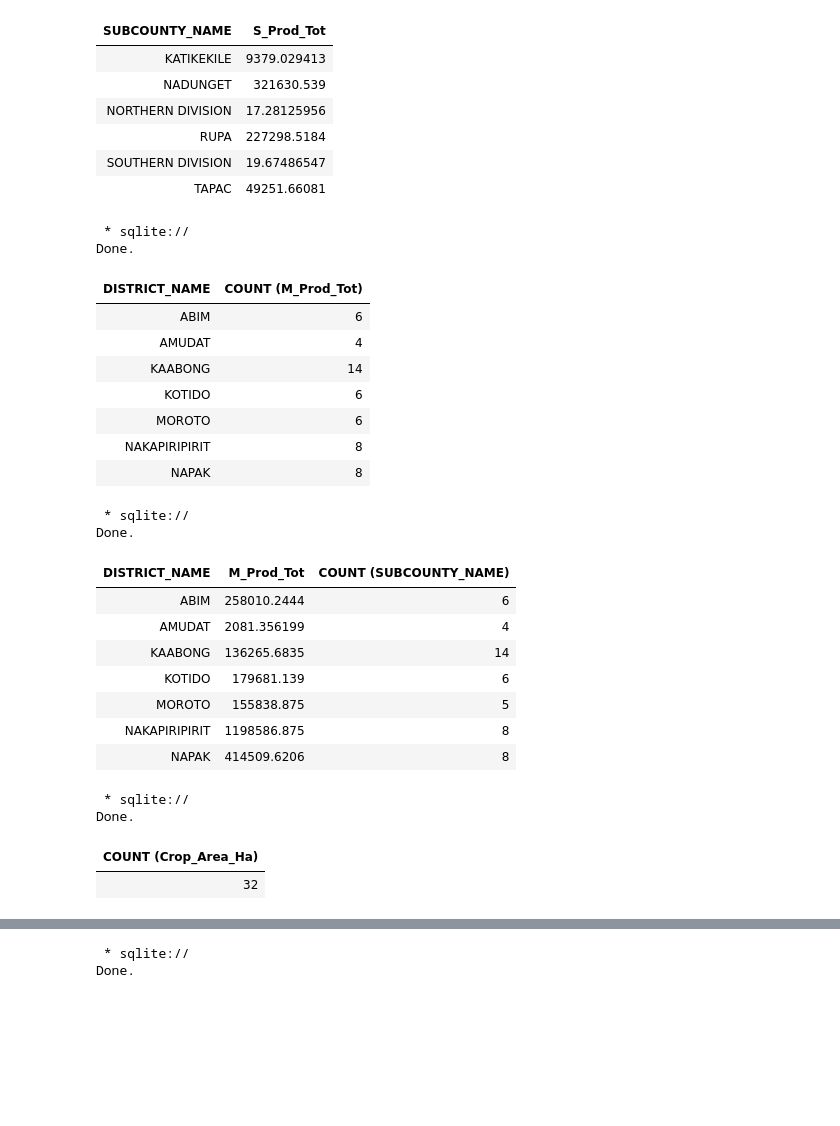
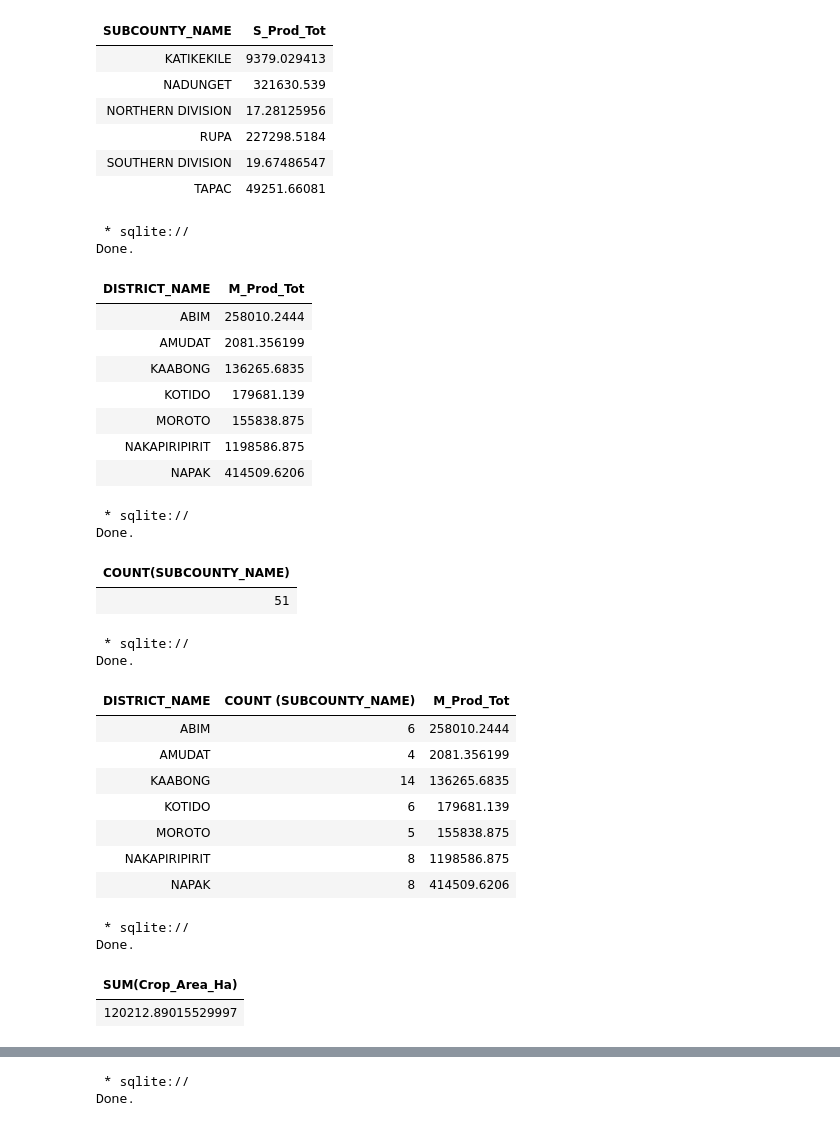
Before and after one commit to LucyKinyua/Week1_MS, a Jupyter notebook: Moringa_Data_Science_Prep_W1_Independent_Project_2021_04_Lucy_Kinyua_SQL_Notebook.ipynb, the cells around one changed output, grey strips where cells are left out. Cells and saved outputs as stored; diff of their text form; code cells hidden in the pictures; blank space fills up the shorter version.

```diff
--- a/Moringa_Data_Science_Prep_W1_Independent_Project_2021_04_Lucy_Kinyua_SQL_Notebook.ipynb
+++ b/Moringa_Data_Science_Prep_W1_Independent_Project_2021_04_Lucy_Kinyua_SQL_Notebook.ipynb
@@ -155,46 +152,57 @@ Done.
 # Compute the total Maize production per District.
 #
 %%sql
-SELECT DISTRICT_NAME, COUNT (M_Prod_Tot) FROM Uganda_Karamoja_Subcounty_Crop_Yield_Population
+SELECT DISTRICT_NAME, M_Prod_Tot FROM Uganda_Karamoja_Subcounty_Crop_Yield_Population
 GROUP BY DISTRICT_NAME;
 # %% [output]
  * sqlite://
 Done.
-| DISTRICT_NAME | COUNT (M_Prod_Tot) |
-| ABIM | 6 |
-| AMUDAT | 4 |
-| KAABONG | 14 |
-| KOTIDO | 6 |
-| MOROTO | 6 |
-| NAKAPIRIPIRIT | 8 |
-| NAPAK | 8 |
+| DISTRICT_NAME | M_Prod_Tot |
+| ABIM | 258010.2444 |
+| AMUDAT | 2081.356199 |
+| KAABONG | 136265.6835 |
+| KOTIDO | 179681.139 |
+| MOROTO | 155838.875 |
+| NAKAPIRIPIRIT | 1198586.875 |
+| NAPAK | 414509.6206 |
+# %%
+# Compute the number of Sub counties where Maize is produced.
+#
+%%sql
+SELECT COUNT(SUBCOUNTY_NAME) FROM Uganda_Karamoja_Subcounty_Crop_Yield_Population
+WHERE M_Prod_Tot > 0
+# %% [output]
+ * sqlite://
+Done.
+| COUNT(SUBCOUNTY_NAME) |
+| 51 |
 # %%
 # Compute the number of Sub counties where Maize is produced...
 # ... and the total Maize production per District.
 #
 %%sql
-SELECT DISTRICT_NAME, M_Prod_Tot, COUNT (SUBCOUNTY_NAME) FROM Uganda_Karamoja_Subcounty_Crop_Yield_Population
+SELECT DISTRICT_NAME, COUNT (SUBCOUNTY_NAME), M_Prod_Tot FROM Uganda_Karamoja_Subcounty_Crop_Yield_Population
 WHERE M_Prod_Tot > 0
 GROUP BY DISTRICT_NAME;
 # %% [output]
  * sqlite://
 Done.
-| DISTRICT_NAME | M_Prod_Tot | COUNT (SUBCOUNTY_NAME) |
-| ABIM | 258010.2444 | 6 |
-| AMUDAT | 2081.356199 | 4 |
-| KAABONG | 136265.6835 | 14 |
-| KOTIDO | 179681.139 | 6 |
-| MOROTO | 155838.875 | 5 |
-| NAKAPIRIPIRIT | 1198586.875 | 8 |
-| NAPAK | 414509.6206 | 8 |
+| DISTRICT_NAME | COUNT (SUBCOUNTY_NAME) | M_Prod_Tot |
+| ABIM | 6 | 258010.2444 |
+| AMUDAT | 4 | 2081.356199 |
+| KAABONG | 14 | 136265.6835 |
+| KOTIDO | 6 | 179681.139 |
+| MOROTO | 5 | 155838.875 |
+| NAKAPIRIPIRIT | 8 | 1198586.875 |
+| NAPAK | 8 | 414509.6206 |
 # %%
 # Compute the overall Crop area in all Sub counties where population is over 20000.
 #
 %%sql
-SELECT COUNT (Crop_Area_Ha) FROM Uganda_Karamoja_Subcounty_Crop_Yield_Population
+SELECT SUM(Crop_Area_Ha) FROM Uganda_Karamoja_Subcounty_Crop_Yield_Population
 WHERE POP > 20000;
 # %% [output]
  * sqlite://
 Done.
-| COUNT (Crop_Area_Ha) |
-| 32 |
+| SUM(Crop_Area_Ha) |
+| 120212.89015529997 |
```
Also changed, not shown: parts of 11 cells of this notebook.
